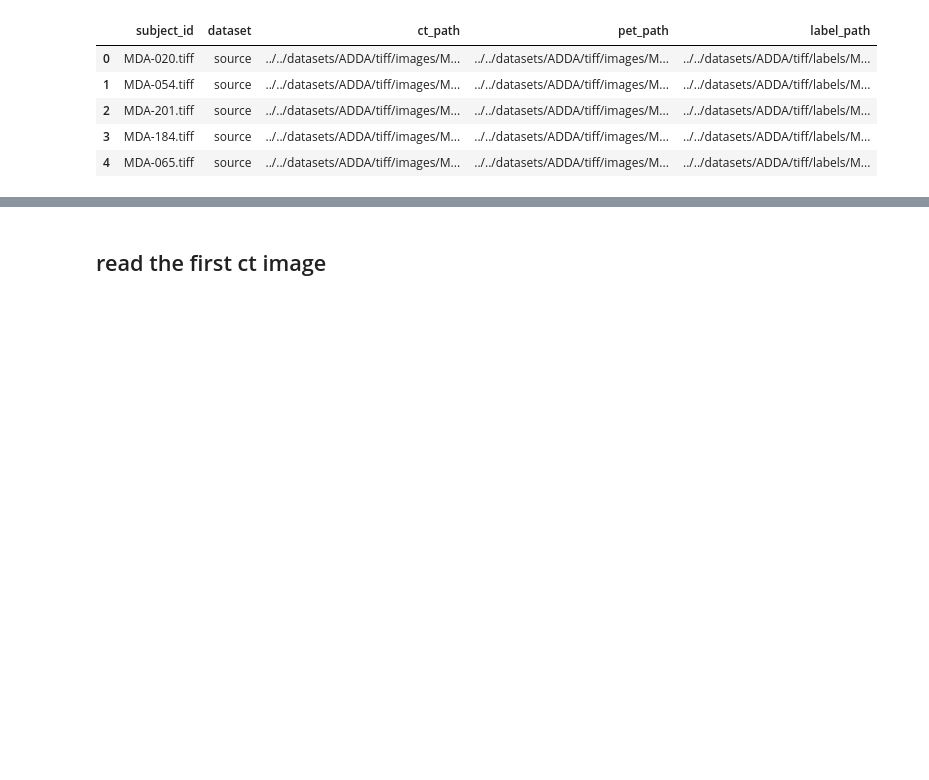
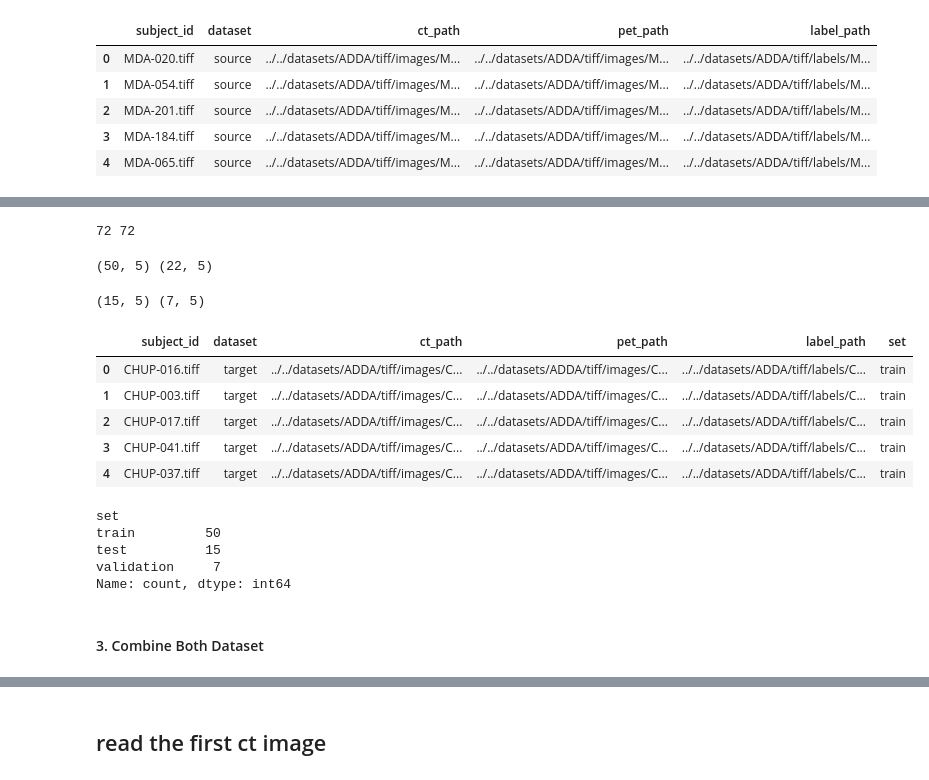
Before and after one commit to ahmedqasem/nii_data, a Jupyter notebook: notebooks/save_tiff_to_patch.ipynb, the cells around one changed output, grey strips where cells are left out. Drawn from its saved outputs; the diff is of its cells as text; code cells hidden in the pictures; blank space fills up the shorter version.

```diff
--- a/notebooks/save_tiff_to_patch.ipynb
+++ b/notebooks/save_tiff_to_patch.ipynb
@@ -33,0 +111,50 @@ df.head()
+# %%
+# make sure that the number of images match the number of rows
+print(target_df.shape[0], target_df['subject_id'].nunique())
+# %% [output]
+72 72
+# %%
+# Splitting into train and temp sets first (70% train, 30% temp)
+target_train_df, target_temp_df = train_test_split(target_df, test_size=0.3, random_state=42)
+# %%
+print(target_train_df.shape, target_temp_df.shape)
+# %% [output]
+(50, 5) (22, 5)
+# %%
+# Splitting the temp set into test and validation sets (50% test, 50% validation from the temp set)
+target_test_df, target_val_df = train_test_split(target_temp_df, test_size=0.3, random_state=42)
+# %%
+print(target_test_df.shape, target_val_df.shape)
+# %% [output]
+(15, 5) (7, 5)
+# %%
+# Adding a new column 'set' to indicate to which set each row belongs
+target_train_df['set'] = 'train'
+target_test_df['set'] = 'test'
+target_val_df['set'] = 'validation'
+# %%
+# Concatenating all sets back into a single DataFrame
+target_df_split = pd.concat([target_train_df, target_test_df, target_val_df])
+
+# Resetting the index of the final DataFrame
+target_df_split.reset_index(drop=True, inplace=True)
+# %%
+
+target_df_split.head()
+# %% [output]
+|  | subject_id | dataset | ct_path | pet_path | label_path | set |
+| 0 | CHUP-016.tiff | target | ../../datasets/ADDA/tiff/images/C... | ../../datasets/ADDA/tiff/images/C... | ../../datasets/ADDA/tiff/labels/C... | train |
+| 1 | CHUP-003.tiff | target | ../../datasets/ADDA/tiff/images/C... | ../../datasets/ADDA/tiff/images/C... | ../../datasets/ADDA/tiff/labels/C... | train |
+| 2 | CHUP-017.tiff | target | ../../datasets/ADDA/tiff/images/C... | ../../datasets/ADDA/tiff/images/C... | ../../datasets/ADDA/tiff/labels/C... | train |
+| 3 | CHUP-041.tiff | target | ../../datasets/ADDA/tiff/images/C... | ../../datasets/ADDA/tiff/images/C... | ../../datasets/ADDA/tiff/labels/C... | train |
+| 4 | CHUP-037.tiff | target | ../../datasets/ADDA/tiff/images/C... | ../../datasets/ADDA/tiff/images/C... | ../../datasets/ADDA/tiff/labels/C... | train |
+# %%
+target_df_split['set'].value_counts()
+# %% [output]
+set
+train         50
+test          15
+validation     7
+Name: count, dtype: int64
+# %% [markdown]
+#### 3. Combine Both Dataset
```
Also changed, not shown: parts of 43 cells of this notebook, 1 other file.
